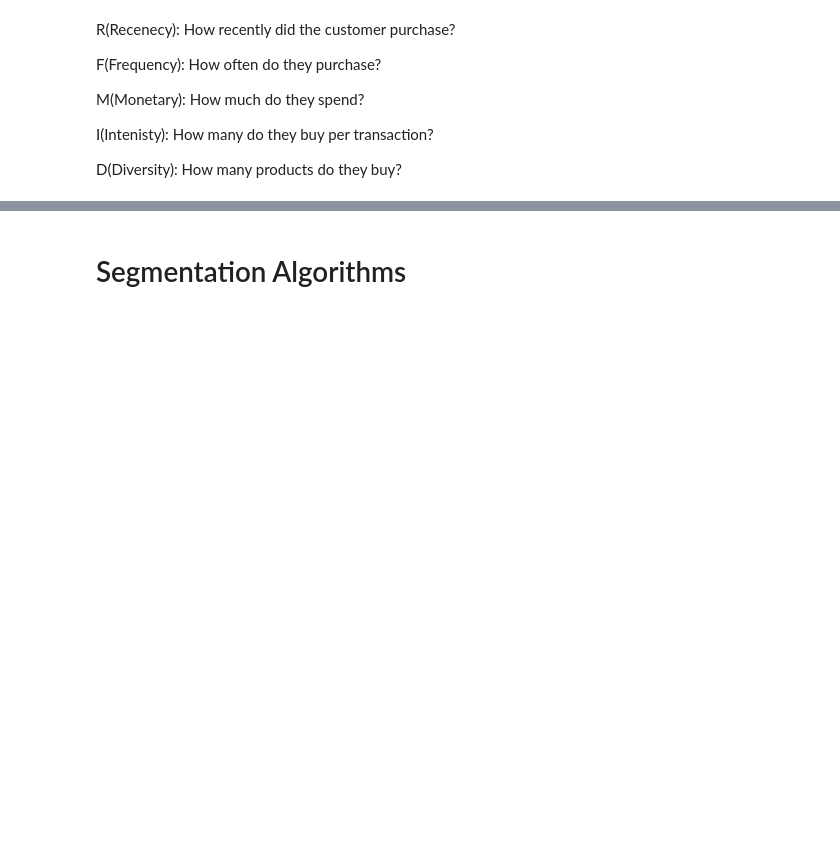
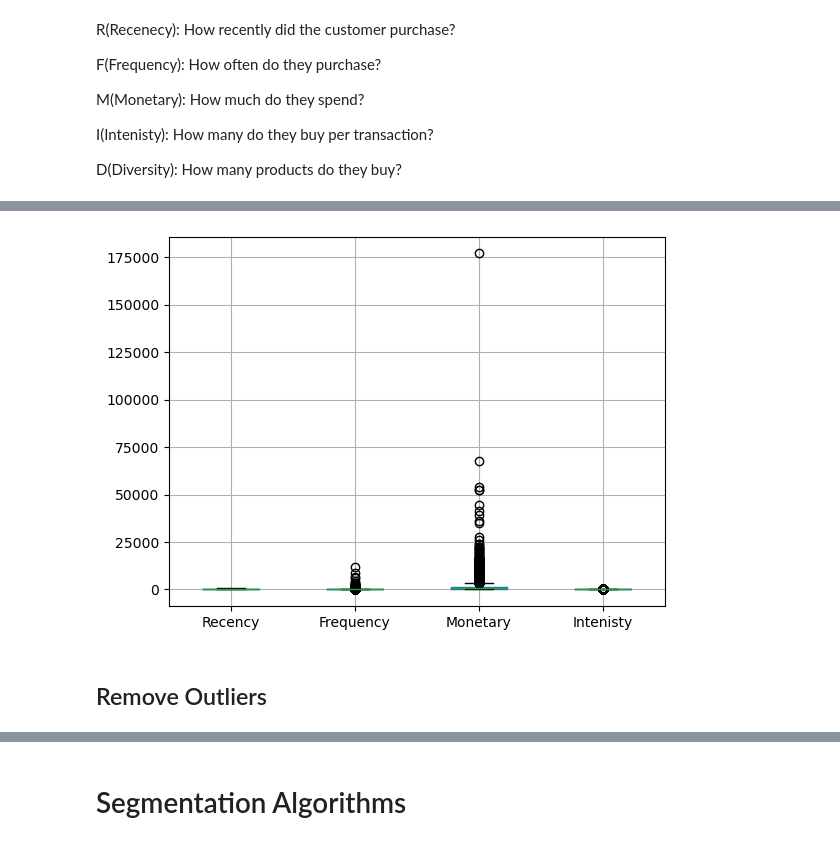
Before and after one commit to Ahmed-Ashraf-Marzouk/RFM-ID-customer-segmentation, a Jupyter notebook: main.ipynb, the cells around one changed output, grey strips where cells are left out. Drawn from its saved outputs; the diff is of its cells as text; code cells hidden in the pictures; blank space fills up the shorter version.

```diff
--- a/main.ipynb
+++ b/main.ipynb
@@ -117,0 +219,6 @@ D(Diversity): How many products do they buy?
+# %%
+# Monetary
+df_proc['Total'] = df_proc['Price'] * df_proc['Quantity']
+rfm_m = df_proc.groupby('Customer ID')['Total'].sum().reset_index()
+rfm_m.columns = ['Customer ID', 'Monetary']
+rfm_m.head(10)
@@ -117,0 +237,5 @@ D(Diversity): How many products do they buy?
+# %%
+# Frequency
+rfm_f = df_proc.groupby('Customer ID')['Invoice'].count().reset_index()
+rfm_f.columns = ['Customer ID', 'Frequency']
+rfm_f.head(10)
@@ -117,0 +254,5 @@ D(Diversity): How many products do they buy?
+# %%
+# Intenisty
+rfm_i = df_proc.groupby('Customer ID')['Price'].median().reset_index()
+rfm_i.columns = ['Customer ID', 'Intenisty']
+rfm_i.head(10)
@@ -117,0 +273,5 @@ D(Diversity): How many products do they buy?
+# %%
+rfm = pd.merge(rfm_r, rfm_f, on='Customer ID', how='inner')
+rfm = pd.merge(rfm, rfm_m, on='Customer ID', how='inner')
+rfm = pd.merge(rfm, rfm_i, on='Customer ID', how='inner')
+rfm.describe()
@@ -117,0 +288,7 @@ D(Diversity): How many products do they buy?
+# %%
+rfm[['Recency', 'Frequency', 'Monetary', 'Intenisty']].boxplot()
+plt.show()
+# %% [output]
+[figure, added]
+# %% [markdown]
+## Remove Outliers
```
Also changed, not shown: parts of 26 cells of this notebook.
